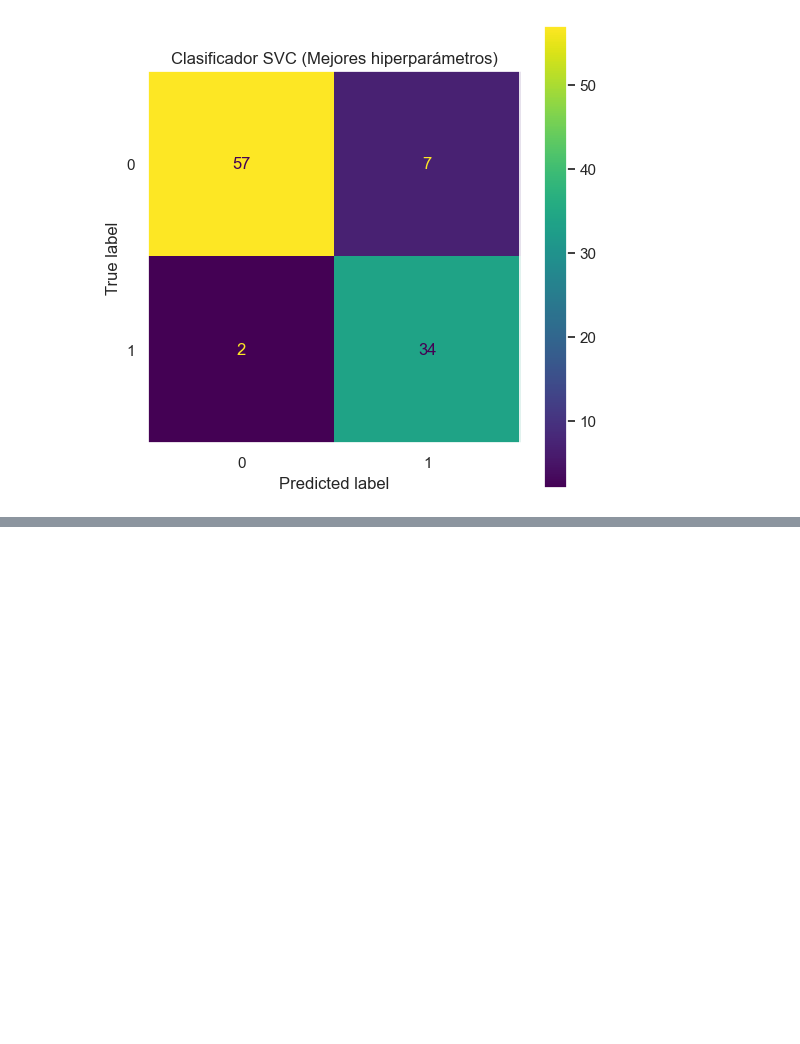
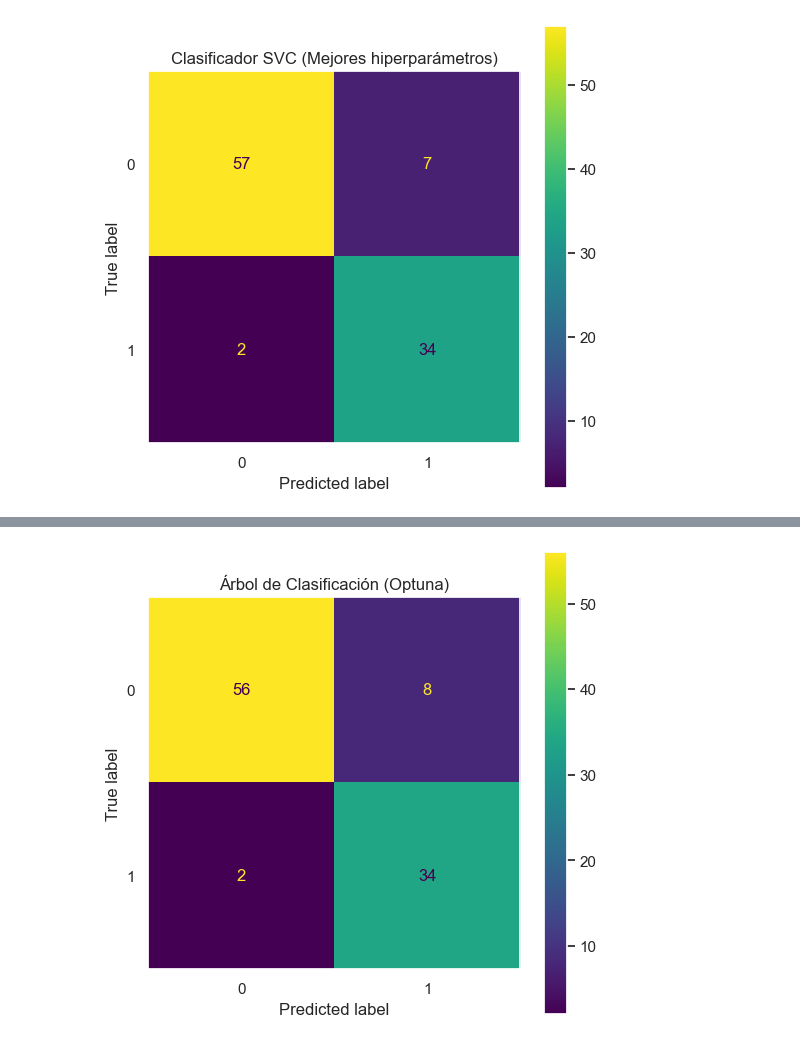
Before and after one commit to francomor/ceia-trabajos, a Jupyter notebook: aprendizaje_maquina/clase2/ejercicio_resuelto.ipynb, the cells around one changed output, grey strips where cells are left out. Drawn from its saved outputs; the diff is of its cells as text; code cells hidden in the pictures; blank space fills up the shorter version.

```diff
--- a/aprendizaje_maquina/clase2/ejercicio_resuelto.ipynb
+++ b/aprendizaje_maquina/clase2/ejercicio_resuelto.ipynb
@@ -463,0 +481,25 @@ ChildProcessError: [Errno 10] No child processes
+# %%
+best_tree = DecisionTreeClassifier(
+    **study_tree.best_params,
+    class_weight="balanced",
+    random_state=42,
+)
+best_tree.fit(X_train, y_train)
+y_pred_tree = best_tree.predict(X_test)
+
+cm_tree = confusion_matrix(y_test, y_pred_tree)
+tn, fp, fn, tp = cm_tree.ravel()
+sensitivity_tree   = tp / (tp + fn)
+specificity_tree   = tn / (tn + fp)
+balanced_acc_tree  = (sensitivity_tree + specificity_tree) / 2
+precision_tree     = precision_score(y_test, y_pred_tree, zero_division=0)
+recall_tree        = recall_score(y_test, y_pred_tree, zero_division=0)
+f1_tree            = f1_score(y_test, y_pred_tree, zero_division=0)
+
+print("Clasificador Árbol de Decisión (Mejores hiperparámetros)")
+print(f"Sensibilidad:         {sensitivity_tree:.4f}")
+print(f"Especificidad:        {specificity_tree:.4f}")
+print(f"Exactitud balanceada: {balanced_acc_tree:.4f}")
+print(f"Precisión:            {precision_tree:.4f}")
+print(f"Recuperación:         {recall_tree:.4f}")
+print(f"F1-score:             {f1_tree:.4f}")
@@ -463,0 +514,10 @@ ChildProcessError: [Errno 10] No child processes
+# %%
+disp = ConfusionMatrixDisplay(confusion_matrix=cm_tree,
+                              display_labels=best_tree.classes_)
+
+fig, ax = plt.subplots(figsize=(6, 6))
+ax.grid(False)
+disp.plot(ax=ax)
+ax.set_title("Árbol de Clasificación (Optuna)");
+# %% [output]
+[figure, added]
```
Also changed, not shown: parts of 9 cells of this notebook, 4 other files.
